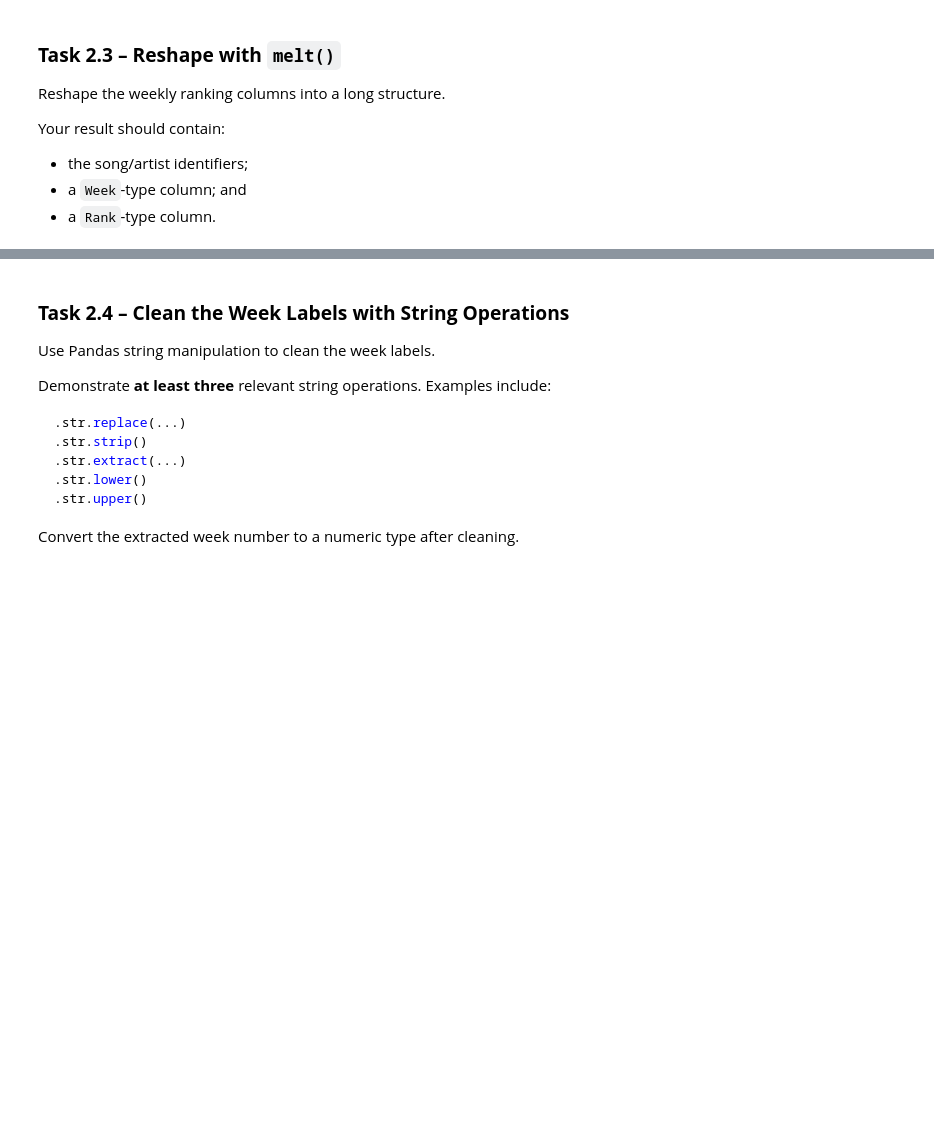
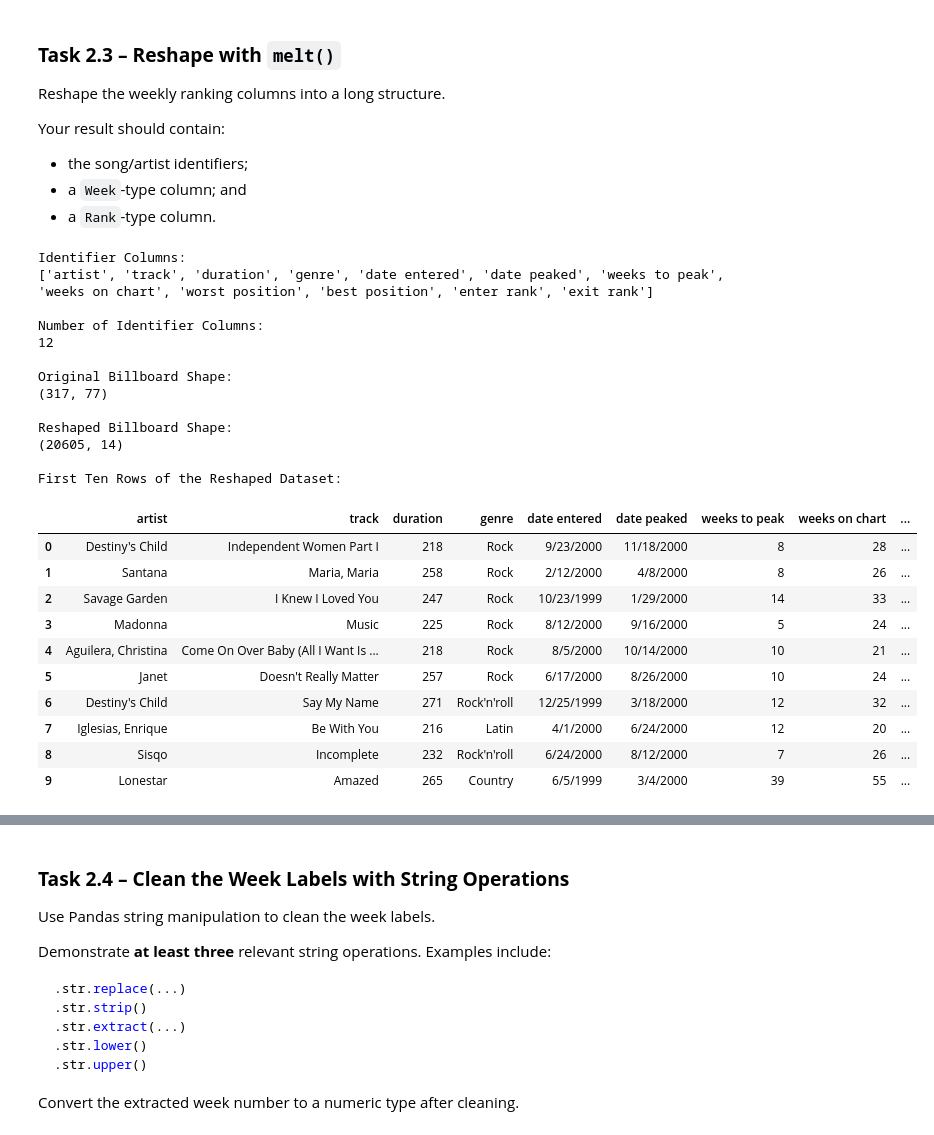
Before and after one commit to UbaidUllah777/Lab-2---Tidying-Cleaning-Imputation-and-Outlier-Detection, a Jupyter notebook: week5Lab.ipynb, the cells around one changed output, grey strips where cells are left out. Cells and saved outputs as stored; diff of their text form; code cells hidden in the pictures; blank space fills up the shorter version.

Commit message:
Complete Billboard inspection and data reshaping

```diff
--- a/week5Lab.ipynb
+++ b/week5Lab.ipynb
@@ -466,0 +568,55 @@ Your result should contain:
+# %%
+# Identify song-level identifier columns
+id_vars = [
+    column for column in billboard.columns
+    if column not in weekly_columns
+]
+
+# Reshape the 65 weekly ranking columns from wide to long format
+billboard_long = billboard.melt(
+    id_vars=id_vars,
+    value_vars=weekly_columns,
+    var_name="Week",
+    value_name="Rank"
+)
+
+# Inspect the reshaped dataset
+print("Identifier Columns:")
+print(id_vars)
+
+print("\nNumber of Identifier Columns:")
+print(len(id_vars))
+
+print("\nOriginal Billboard Shape:")
+print(billboard.shape)
+
+print("\nReshaped Billboard Shape:")
+print(billboard_long.shape)
+
+print("\nFirst Ten Rows of the Reshaped Dataset:")
+display(billboard_long.head(10))
+# %% [output]
+Identifier Columns:
+['artist', 'track', 'duration', 'genre', 'date entered', 'date peaked', 'weeks to peak', 'weeks on chart', 'worst position', 'best position', 'enter rank', 'exit rank']
+
+Number of Identifier Columns:
+12
+
+Original Billboard Shape:
+(317, 77)
+
+Reshaped Billboard Shape:
+(20605, 14)
+
+First Ten Rows of the Reshaped Dataset:
+|  | artist | track | duration | genre | date entered | date peaked | weeks to peak | weeks on chart | ... |
+| 0 | Destiny's Child | Independent Women Part I | 218 | Rock | 9/23/2000 | 11/18/2000 | 8 | 28 | ... |
+| 1 | Santana | Maria, Maria | 258 | Rock | 2/12/2000 | 4/8/2000 | 8 | 26 | ... |
+| 2 | Savage Garden | I Knew I Loved You | 247 | Rock | 10/23/1999 | 1/29/2000 | 14 | 33 | ... |
+| 3 | Madonna | Music | 225 | Rock | 8/12/2000 | 9/16/2000 | 5 | 24 | ... |
+| 4 | Aguilera, Christina | Come On Over Baby (All I Want Is ... | 218 | Rock | 8/5/2000 | 10/14/2000 | 10 | 21 | ... |
+| 5 | Janet | Doesn't Really Matter | 257 | Rock | 6/17/2000 | 8/26/2000 | 10 | 24 | ... |
+| 6 | Destiny's Child | Say My Name | 271 | Rock'n'roll | 12/25/1999 | 3/18/2000 | 12 | 32 | ... |
+| 7 | Iglesias, Enrique | Be With You | 216 | Latin | 4/1/2000 | 6/24/2000 | 12 | 20 | ... |
+| 8 | Sisqo | Incomplete | 232 | Rock'n'roll | 6/24/2000 | 8/12/2000 | 7 | 26 | ... |
+| 9 | Lonestar | Amazed | 265 | Country | 6/5/1999 | 3/4/2000 | 39 | 55 | ... |
```
Also changed, not shown: parts of 7 cells of this notebook, 1 other file.
